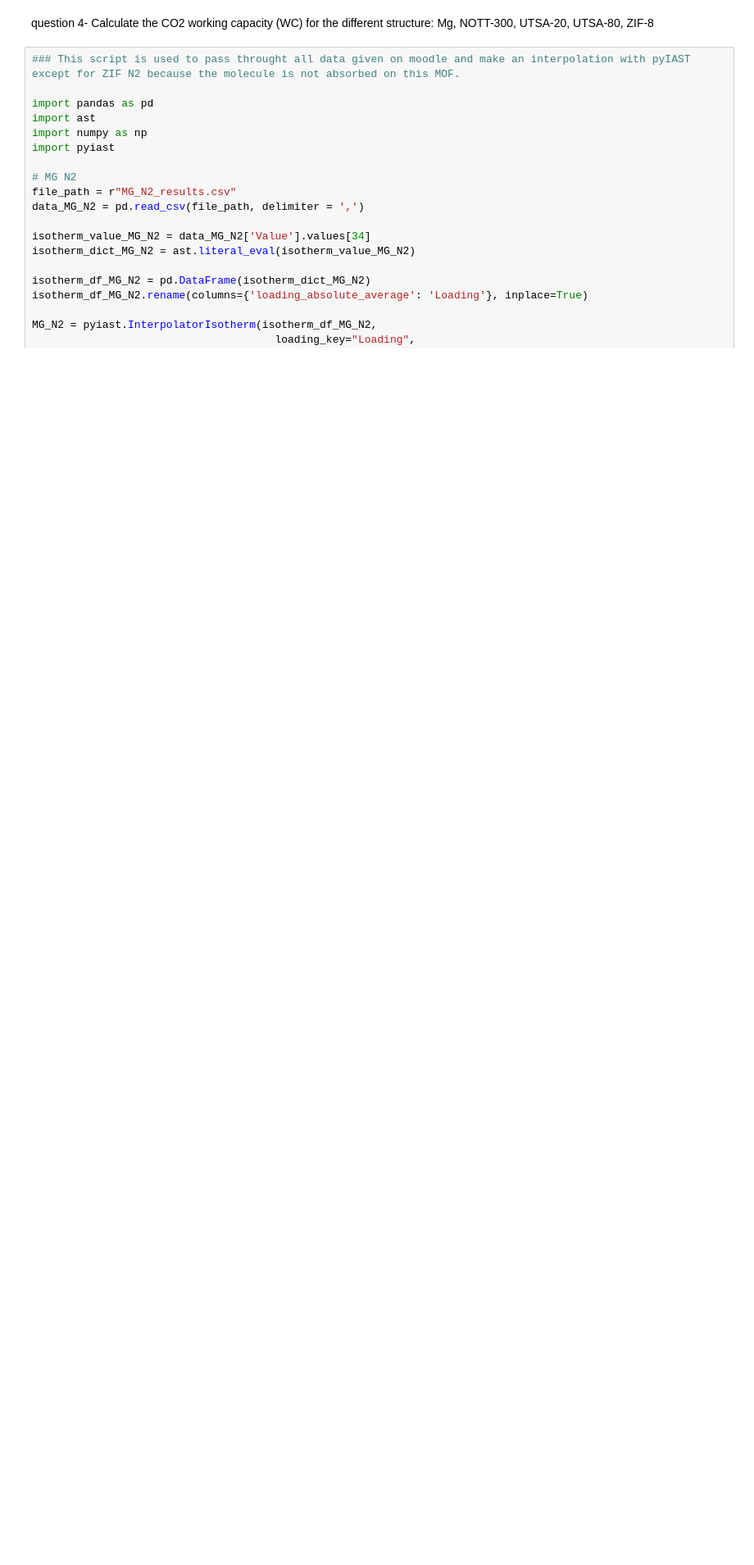
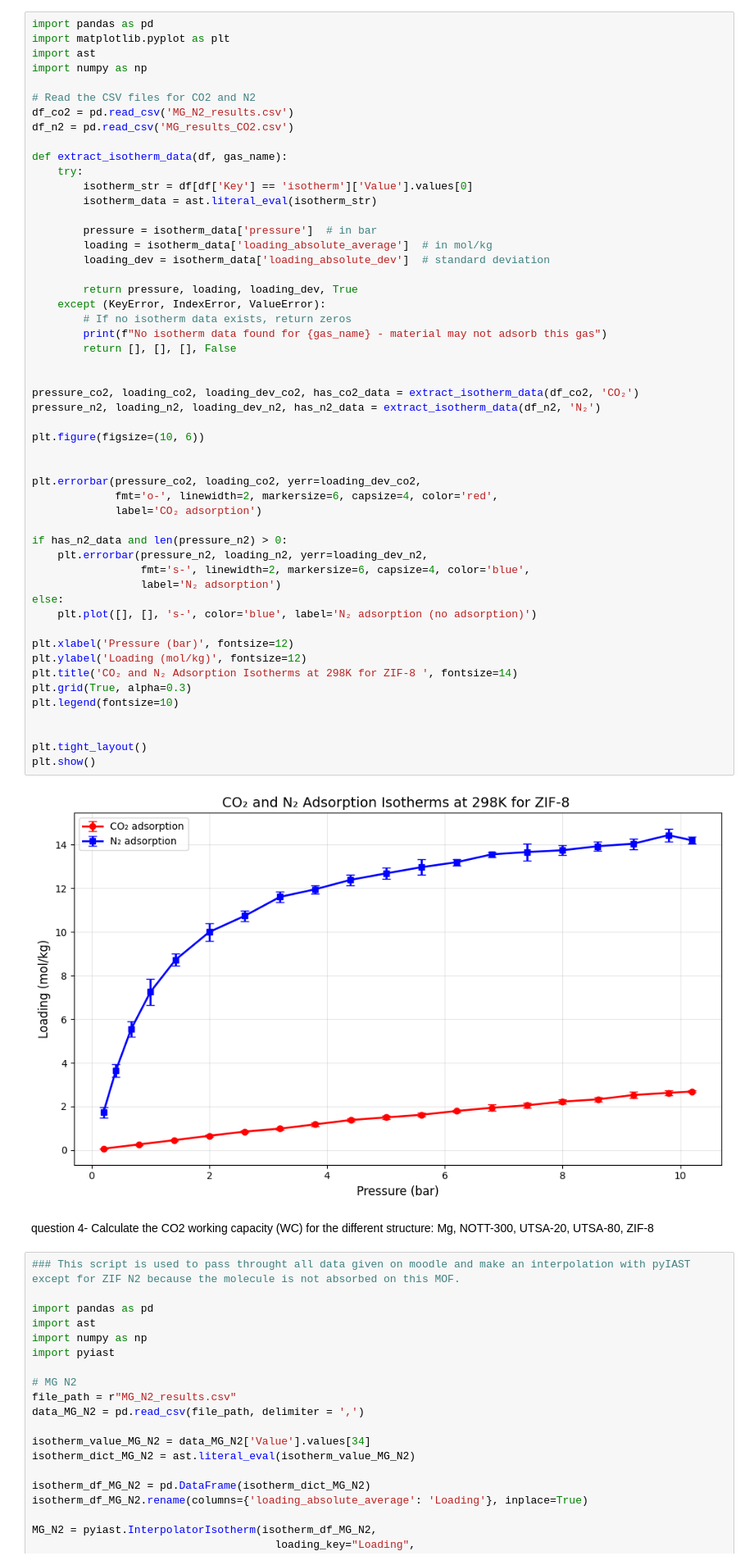
Before and after one commit to lombardlea/Projet1_modelinglab, a Jupyter notebook: Block 2 project modeling lab/block2_project.ipynb, the cells around one changed output. Shown at 82% size. Drawn from its saved outputs; the diff is of its cells as text; blank space fills up the shorter version.

Commit message:
plotting code added

```diff
--- a/Block 2 project modeling lab/block2_project.ipynb
+++ b/Block 2 project modeling lab/block2_project.ipynb
@@ -1,3 +3,57 @@
+# %%
+import pandas as pd
+import matplotlib.pyplot as plt
+import ast
+import numpy as np
+
+# Read the CSV files for CO2 and N2
+df_co2 = pd.read_csv('MG_N2_results.csv')
+df_n2 = pd.read_csv('MG_results_CO2.csv')
+
+def extract_isotherm_data(df, gas_name):
+    try:
+        isotherm_str = df[df['Key'] == 'isotherm']['Value'].values[0]
+        isotherm_data = ast.literal_eval(isotherm_str)
+
+        pressure = isotherm_data['pressure']  # in bar
+        loading = isotherm_data['loading_absolute_average']  # in mol/kg
+        loading_dev = isotherm_data['loading_absolute_dev']  # standard deviation
+
+        return pressure, loading, loading_dev, True
+    except (KeyError, IndexError, ValueError):
+        # If no isotherm data exists, return zeros
+        print(f"No isotherm data found for {gas_name} - material may not adsorb this gas")
+        return [], [], [], False
+
+
+pressure_co2, loading_co2, loading_dev_co2, has_co2_data = extract_isotherm_data(df_co2, 'CO₂')
+pressure_n2, loading_n2, loading_dev_n2, has_n2_data = extract_isotherm_data(df_n2, 'N₂')
+
+plt.figure(figsize=(10, 6))
+
+
+plt.errorbar(pressure_co2, loading_co2, yerr=loading_dev_co2,
+             fmt='o-', linewidth=2, markersize=6, capsize=4, color='red',
+             label='CO₂ adsorption')
+
+if has_n2_data and len(pressure_n2) > 0:
+    plt.errorbar(pressure_n2, loading_n2, yerr=loading_dev_n2,
+                 fmt='s-', linewidth=2, markersize=6, capsize=4, color='blue',
+                 label='N₂ adsorption')
+else:
+    plt.plot([], [], 's-', color='blue', label='N₂ adsorption (no adsorption)')
+
+plt.xlabel('Pressure (bar)', fontsize=12)
+plt.ylabel('Loading (mol/kg)', fontsize=12)
+plt.title('CO₂ and N₂ Adsorption Isotherms at 298K for ZIF-8 ', fontsize=14)
+plt.grid(True, alpha=0.3)
+plt.legend(fontsize=10)
+
+
+plt.tight_layout()
+plt.show()
+# %% [output]
+[figure, added]
 # %% [markdown]
 question 4- Calculate the CO2 working capacity (WC) for the different structure: Mg, NOTT-300, UTSA-20, UTSA-80, ZIF-8
 # %%
```
Also changed, not shown: parts of 2 cells of this notebook, 1 other file.
